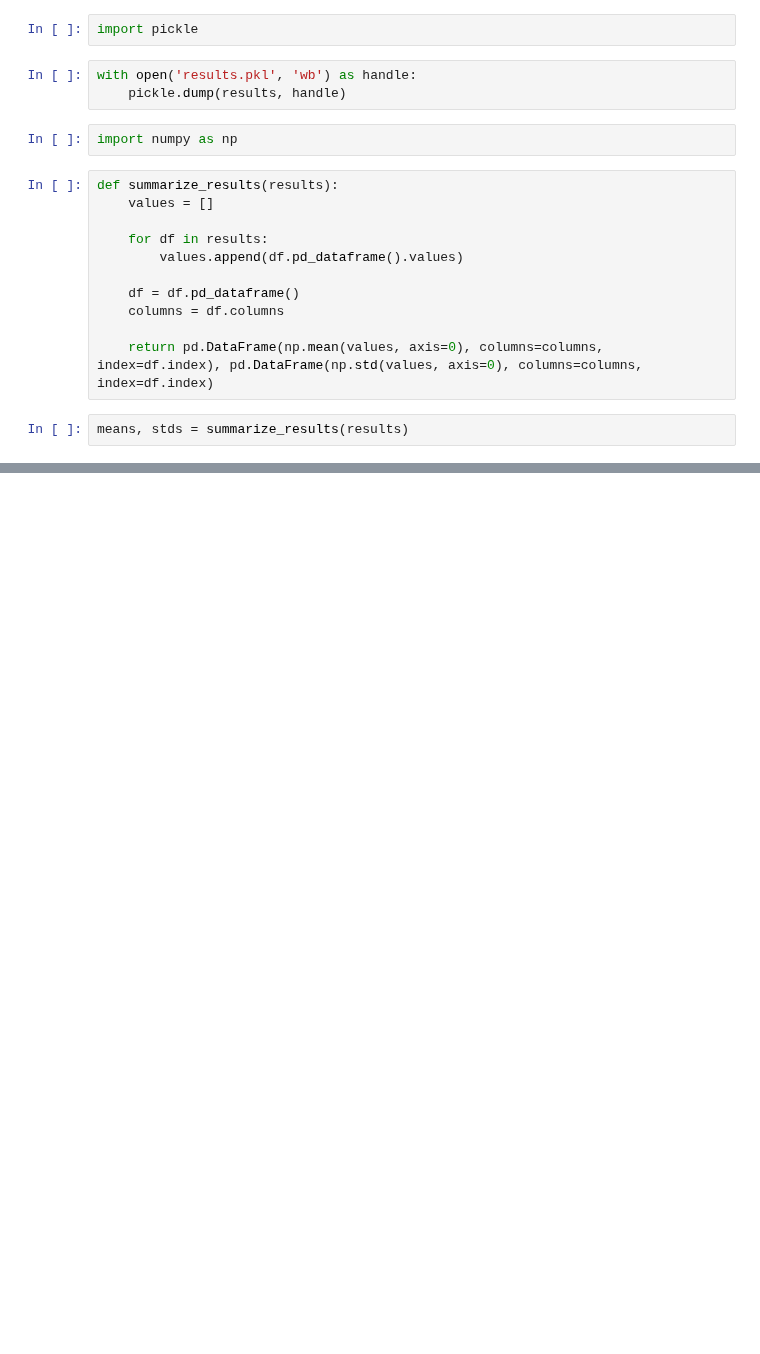
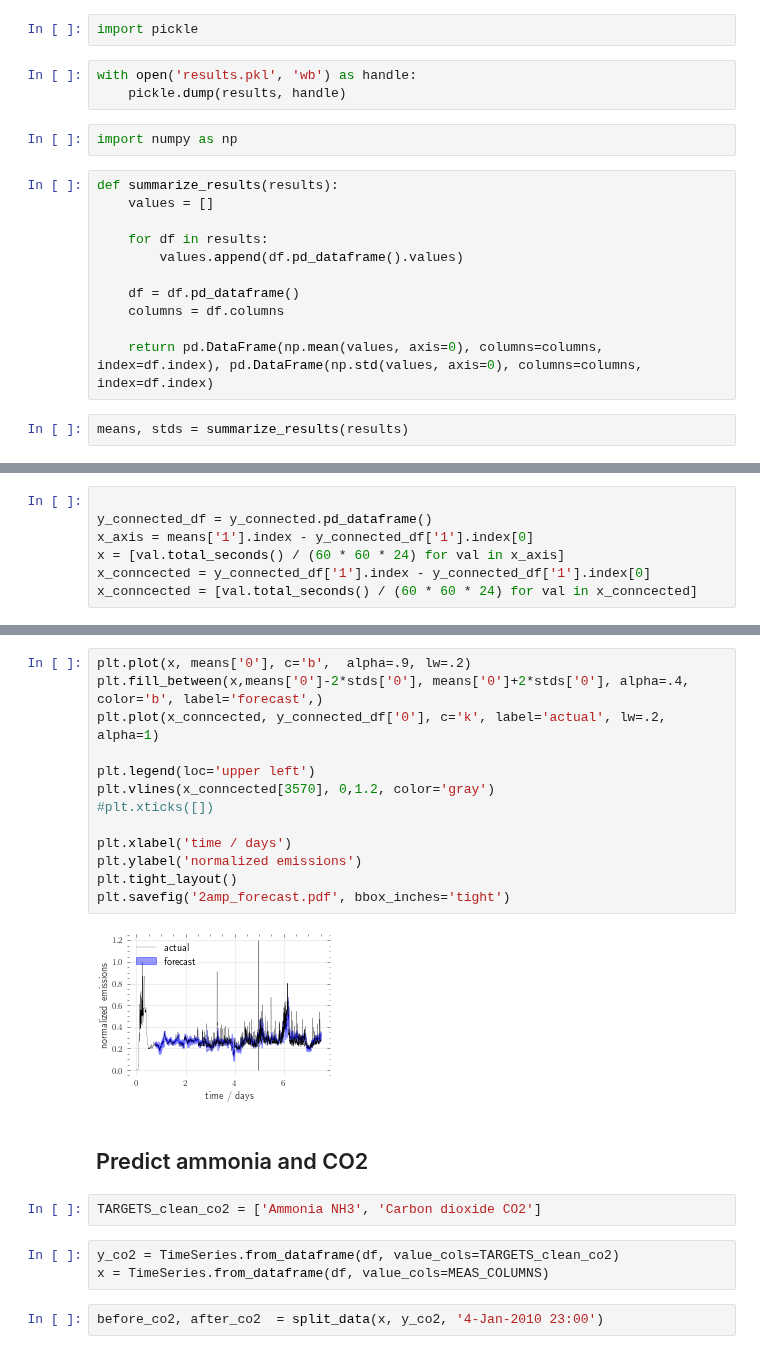
Before and after one commit to kjappelbaum/pyprocessta, a Jupyter notebook: examples/validate_model.ipynb, the cells around one changed output, grey strips where cells are left out. Drawn from its saved outputs; the diff is of its cells as text; blank space fills up the shorter version.

```diff
--- a/examples/validate_model.ipynb
+++ b/examples/validate_model.ipynb
@@ -159,0 +156,7 @@ plt.legend();
+# %%
+
+y_connected_df = y_connected.pd_dataframe()
+x_axis = means['1'].index - y_connected_df['1'].index[0]
+x = [val.total_seconds() / (60 * 60 * 24) for val in x_axis]
+x_conncected = y_connected_df['1'].index - y_connected_df['1'].index[0]
+x_conncected = [val.total_seconds() / (60 * 60 * 24) for val in x_conncected]
@@ -159,0 +178,24 @@ plt.legend();
+# %%
+plt.plot(x, means['0'], c='b',  alpha=.9, lw=.2)
+plt.fill_between(x,means['0']-2*stds['0'], means['0']+2*stds['0'], alpha=.4, color='b', label='forecast',)
+plt.plot(x_conncected, y_connected_df['0'], c='k', label='actual', lw=.2, alpha=1)
+
+plt.legend(loc='upper left')
+plt.vlines(x_conncected[3570], 0,1.2, color='gray')
+#plt.xticks([])
+
+plt.xlabel('time / days')
+plt.ylabel('normalized emissions')
+plt.tight_layout()
+plt.savefig('2amp_forecast.pdf', bbox_inches='tight')
+# %% [output]
+[figure, added]
+# %% [markdown]
+## Predict ammonia and CO2
+# %%
+TARGETS_clean_co2 = ['Ammonia NH3', 'Carbon dioxide CO2']
+# %%
+y_co2 = TimeSeries.from_dataframe(df, value_cols=TARGETS_clean_co2)
+x = TimeSeries.from_dataframe(df, value_cols=MEAS_COLUMNS)
+# %%
+before_co2, after_co2  = split_data(x, y_co2, '4-Jan-2010 23:00')
```
Also changed, not shown: parts of 40 cells of this notebook, 20 other files.
